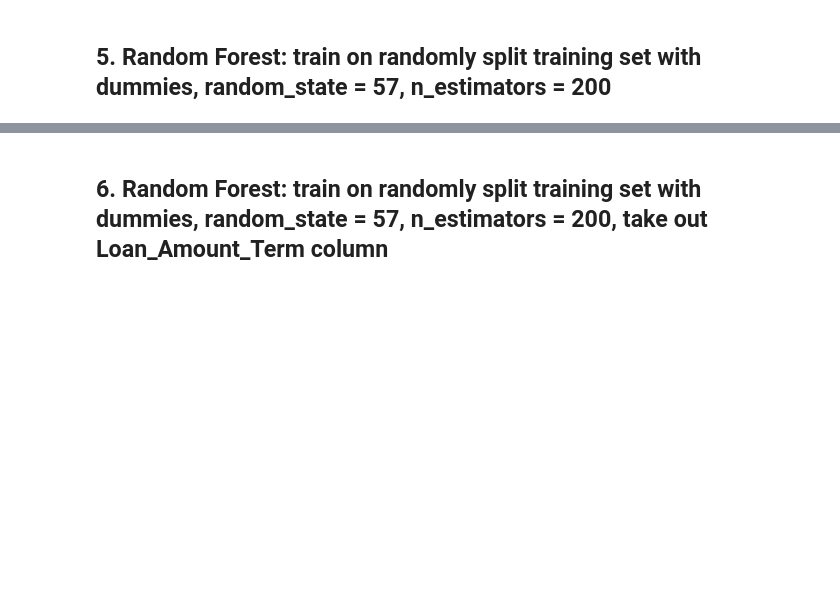
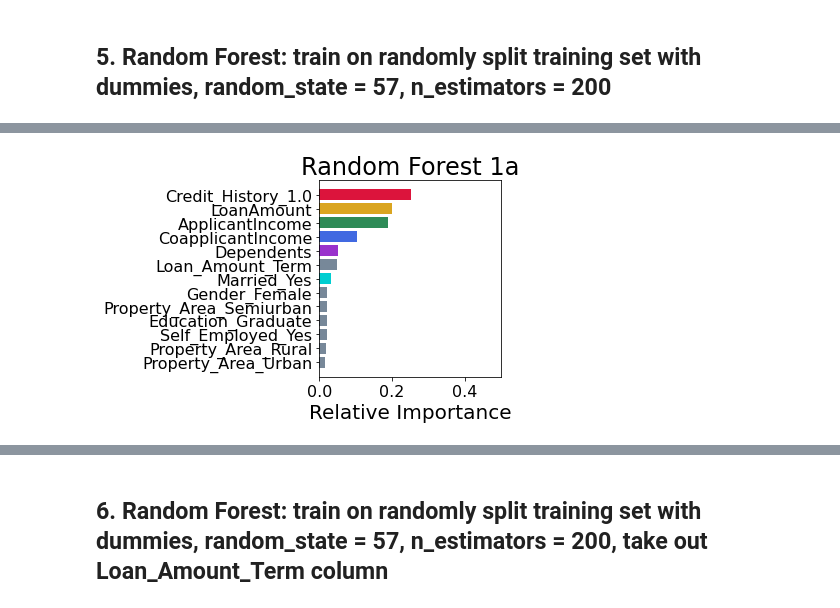
Before and after one commit to MimiBebe/Project-3, a Jupyter notebook: Project_3_BJM_Random_forest_fewer_dummies.ipynb, the cells around one changed output, grey strips where cells are left out. Saved outputs shown, nothing was run; the diff lists cells and outputs as text; code cells hidden in the pictures; blank space fills up the shorter version.

```diff
--- a/Project_3_BJM_Random_forest_fewer_dummies.ipynb
+++ b/Project_3_BJM_Random_forest_fewer_dummies.ipynb
@@ -1,12 +1,18 @@
 # %%
-#%matplotlib inline
-#import matplotlib.pyplot as plt
+%matplotlib inline
+import matplotlib.pyplot as plt
 import pandas as pd
 import numpy as np
 import os
 from sklearn import tree
 from sklearn.model_selection import train_test_split
 import graphviz as gv
+from graphviz import Source
+from sklearn import tree
+SMALL_SIZE = 16
+MEDIUM_SIZE = 20
+BIGGER_SIZE = 24
+#Source( tree.export_graphviz(dtreg, out_file=None, feature_names=X.columns))
 # %%
 test_data_orig = pd.read_csv(os.path.join('data', 'loanDataTest.csv'))
 pd.set_option('display.max_columns', None)
@@ -333,3 +343,26 @@ sorted(zip(rf.feature_importances_, feature_names), reverse=True)
+# %%
+features = feature_names
+importances = rf.feature_importances_
+indices = np.argsort(importances)
+colors = ['lightslategray',] * 13
+colors[12] = 'crimson'
+colors[11] = 'goldenrod'
+colors[10] = 'seagreen'
+colors[9] = 'royalblue'
+colors[8] = 'darkorchid'#dep
+colors[6] = 'darkturquoise'#mar
+plt.rc('xtick', labelsize=SMALL_SIZE)
+plt.rc('ytick', labelsize=SMALL_SIZE)
+plt.title('Random Forest 1a', fontsize=BIGGER_SIZE)
+plt.barh(range(len(indices)), importances[indices], color=colors, align='center')
+plt.yticks(range(len(indices)), [features[i] for i in indices])
+plt.xlabel('Relative Importance', fontsize=MEDIUM_SIZE)
+plt.xlim(0, 0.5)
+plt.tight_layout()
+plt.savefig('static/model_images/RF_1a.png')
+plt.show()
+# %% [output]
+[figure, added]
 # %%
 #Create a random forest classifier with parameter modifications suggested in
 #https://scikit-learn.org/stable/modules/ensemble.html#forest
```
Also changed, not shown: parts of 30 cells of this notebook, 35 other files.
